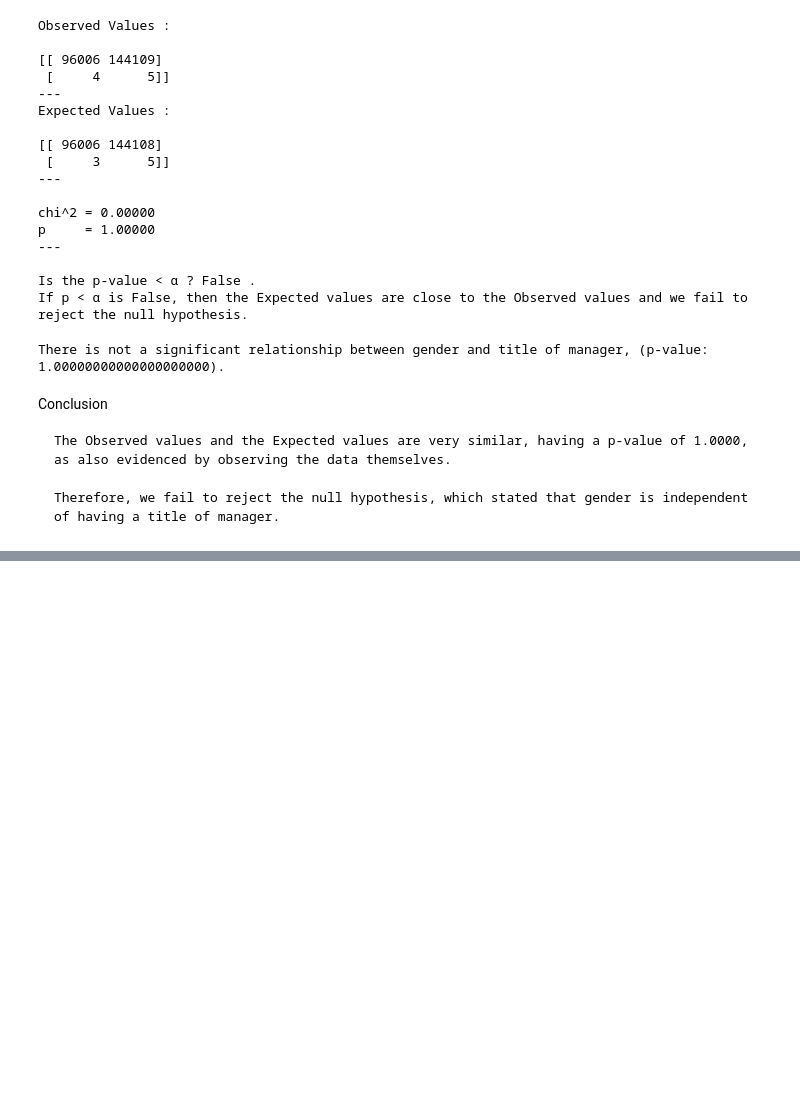
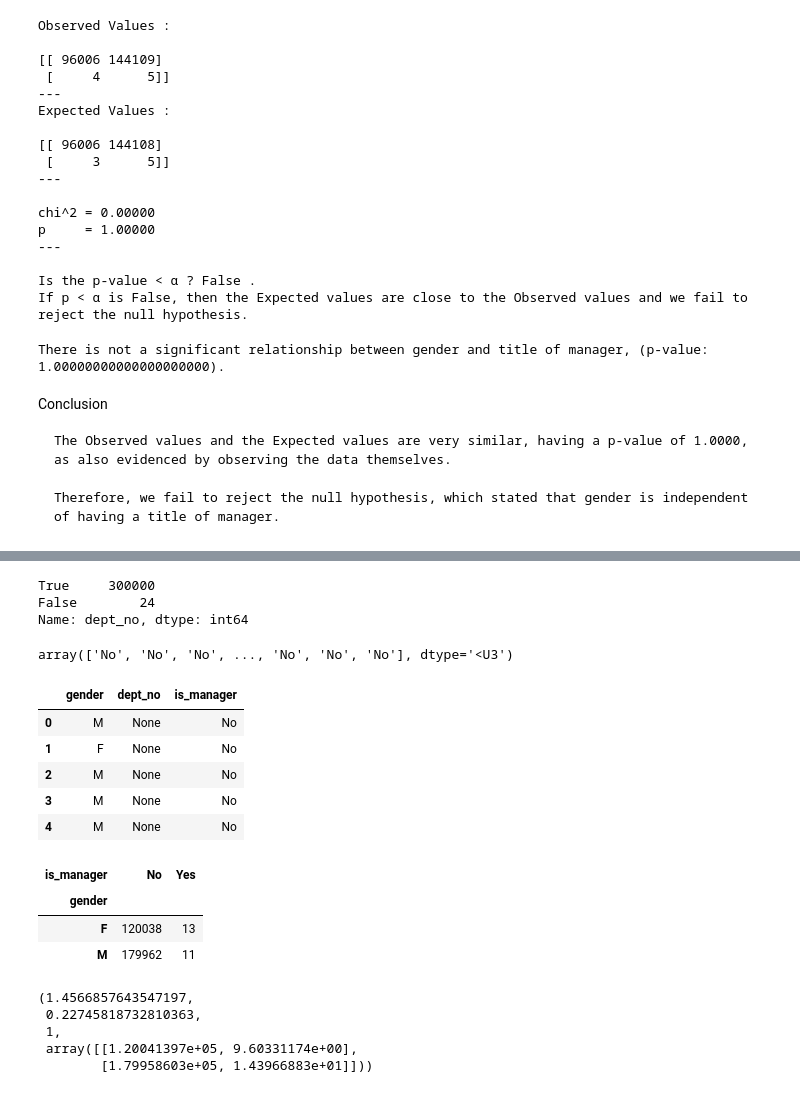
Before and after one commit to MagdalenaRahn/statistics-exercises, a Jupyter notebook: hypothesis_testing_chi_squared_contingency_exercises_05XII2022.ipynb, the cells around one changed output, grey strips where cells are left out. Cells and saved outputs as stored; diff of their text form; code cells hidden in the pictures; blank space fills up the shorter version.

```diff
--- a/hypothesis_testing_chi_squared_contingency_exercises_05XII2022.ipynb
+++ b/hypothesis_testing_chi_squared_contingency_exercises_05XII2022.ipynb
@@ -542,0 +696,4 @@ Conclusion
+# %%
+
+empt_title2 = pd.read_sql('''SELECT gender, dept_no FROM employees
+                                LEFT JOIN dept_manager USING(emp_no);''', db_url)
@@ -542,0 +731,38 @@ Conclusion
+# %%
+empt_title2['dept_no'].isna().value_counts()
+# %% [output]
+True     300000
+False        24
+Name: dept_no, dtype: int64
+# %%
+np.where(empt_title2['dept_no'].isna(), 'No', 'Yes')
+
+# no = not a manager
+# %% [output]
+array(['No', 'No', 'No', ..., 'No', 'No', 'No'], dtype='<U3')
+# %%
+empt_title2['is_manager'] = np.where(empt_title2['dept_no'].isna(), 'No', 'Yes')
+empt_title2.head()
+# %% [output]
+|  | gender | dept_no | is_manager |
+| 0 | M | None | No |
+| 1 | F | None | No |
+| 2 | M | None | No |
+| 3 | M | None | No |
+| 4 | M | None | No |
+# %%
+pd.crosstab(empt_title2.gender, empt_title2.is_manager)
+# %% [output]
+| is_manager | No | Yes |
+| gender |  |  |
+| F | 120038 | 13 |
+| M | 179962 | 11 |
+# %%
+chi2_9, p_9, degf_9, expected_9 = stats.chi2_contingency(pd.crosstab(empt_title2.gender, empt_title2.is_manager))
+chi2_9, p_9, degf_9, expected_9
+# %% [output]
+(1.4566857643547197,
+ 0.22745818732810363,
+ 1,
+ array([[1.20041397e+05, 9.60331174e+00],
+        [1.79958603e+05, 1.43966883e+01]]))
```
Also changed, not shown: parts of 22 cells of this notebook.
